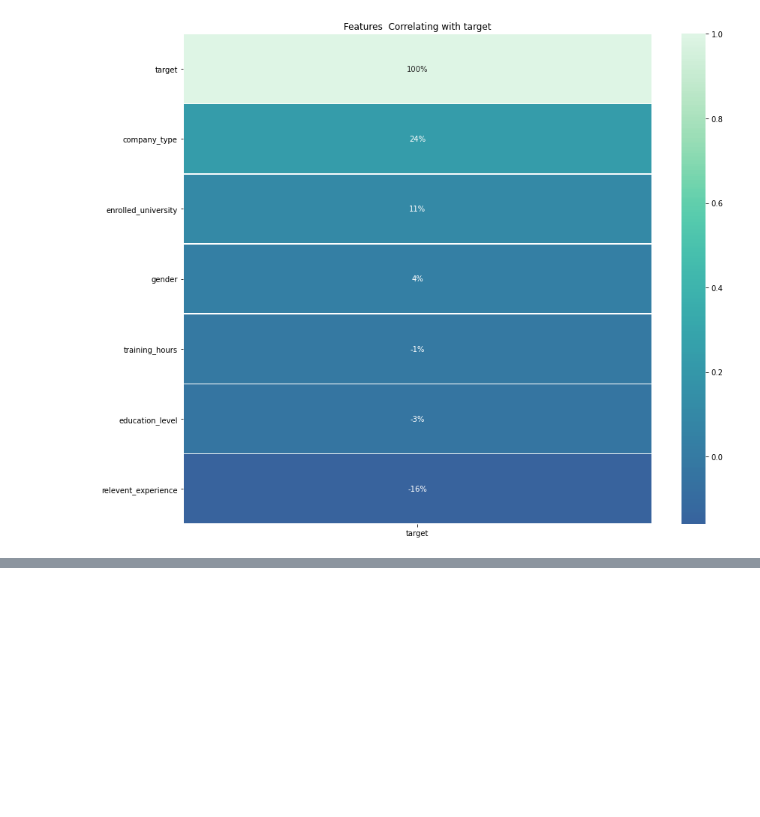
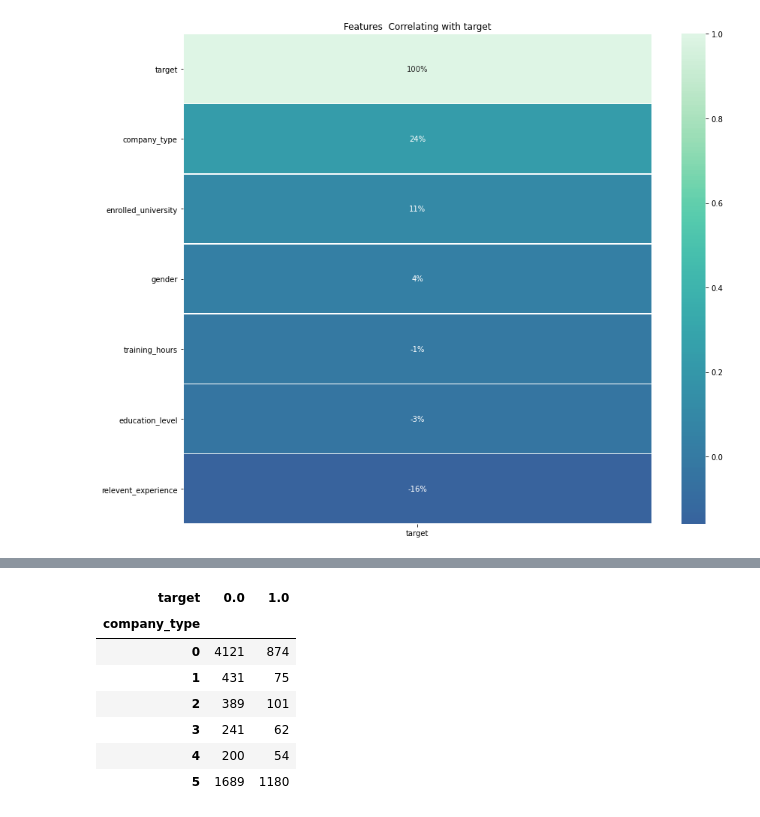
Before and after one commit to LinhQuach13/Individual_project_HR_analytics, a Jupyter notebook: Workbook.ipynb, the cells around one changed output, grey strips where cells are left out. Cells and saved outputs as stored; diff of their text form; code cells hidden in the pictures; blank space fills up the shorter version.

```diff
--- a/Workbook.ipynb
+++ b/Workbook.ipynb
@@ -570,0 +605,14 @@ get_heatmap(col_list, 'target',  color = 'mako')
+# %%
+#Performing chi^2 test
+company_type_crosstab= pd.crosstab(train['company_type'], train['target'])
+
+company_type_crosstab
+# %% [output]
+| target | 0.0 | 1.0 |
+| company_type |  |  |
+| 0 | 4121 | 874 |
+| 1 | 431 | 75 |
+| 2 | 389 | 101 |
+| 3 | 241 | 62 |
+| 4 | 200 | 54 |
+| 5 | 1689 | 1180 |
```
Also changed, not shown: parts of 29 cells of this notebook.
